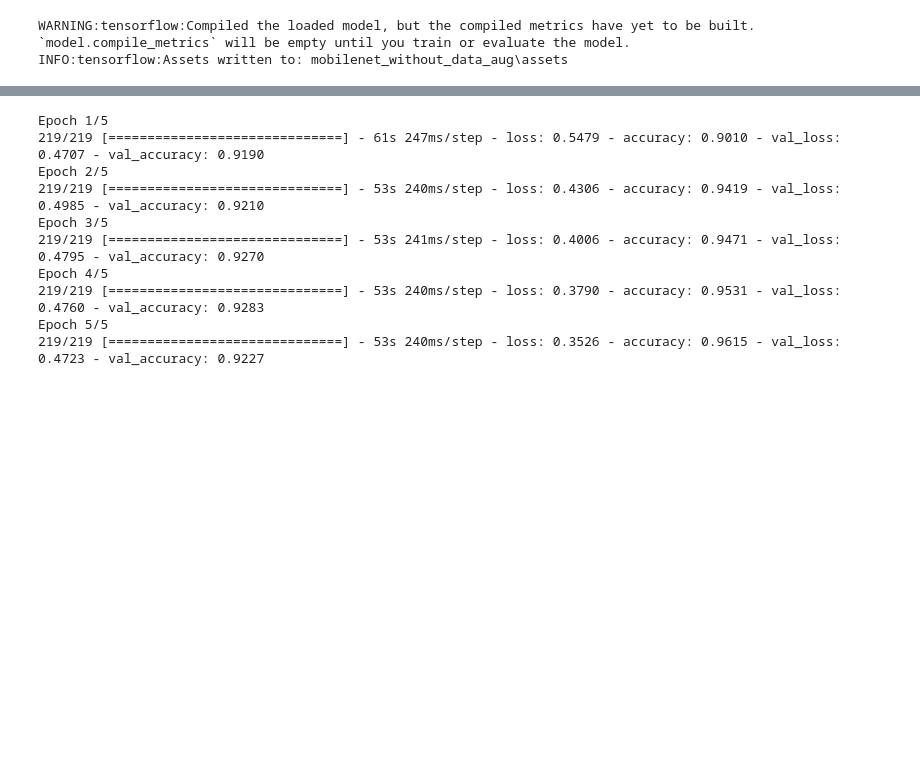
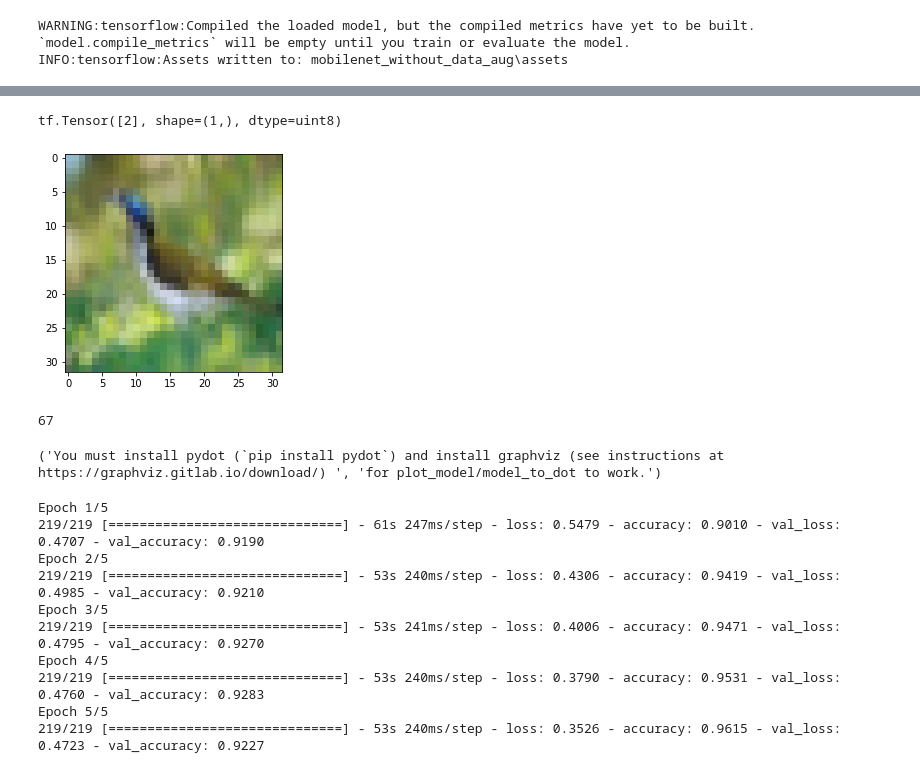
Before and after one commit to SeHwanYoo/gitc_paper_cutoff, a Jupyter notebook: image classficiation.ipynb, the cells around one changed output, grey strips where cells are left out. Saved outputs shown, nothing was run; the diff lists cells and outputs as text; code cells hidden in the pictures; blank space fills up the shorter version.

```diff
--- a/image classficiation.ipynb
+++ b/image classficiation.ipynb
@@ -41,7 +39,7 @@ N_CLASS = 10
 # batch size
 N_BATCH = 64
 # epoch 수
-N_EPOCH = 50
+N_EPOCH = 60
 # learning rate
 LR = 0.0001
 # %%
@@ -190,3 +192,24 @@ INFO:tensorflow:Assets written to: mobilenet_without_data_aug\assets
+# %%
+# train_ds.take(1)
+for image, label in train_ds.take(1):
+    pass
+
+plt.imshow(image[0].numpy().astype('uint8'))
+print(label[0])
+# %% [output]
+tf.Tensor([2], shape=(1,), dtype=uint8)
+[figure, added]
+# %%
+test = model.predict(train_ds.take(1))
+np.argmax(test)
+# %% [output]
+67
+# %%
+from tensorflow.keras.utils import plot_model
+
+plot_model(model)
+# %% [output]
+('You must install pydot (`pip install pydot`) and install graphviz (see instructions at https://graphviz.gitlab.io/download/) ', 'for plot_model/model_to_dot to work.')
 # %%
 # train_ds.map()
 def aug(image, label):
```
Also changed, not shown: parts of 5 cells of this notebook, 1 other file.
